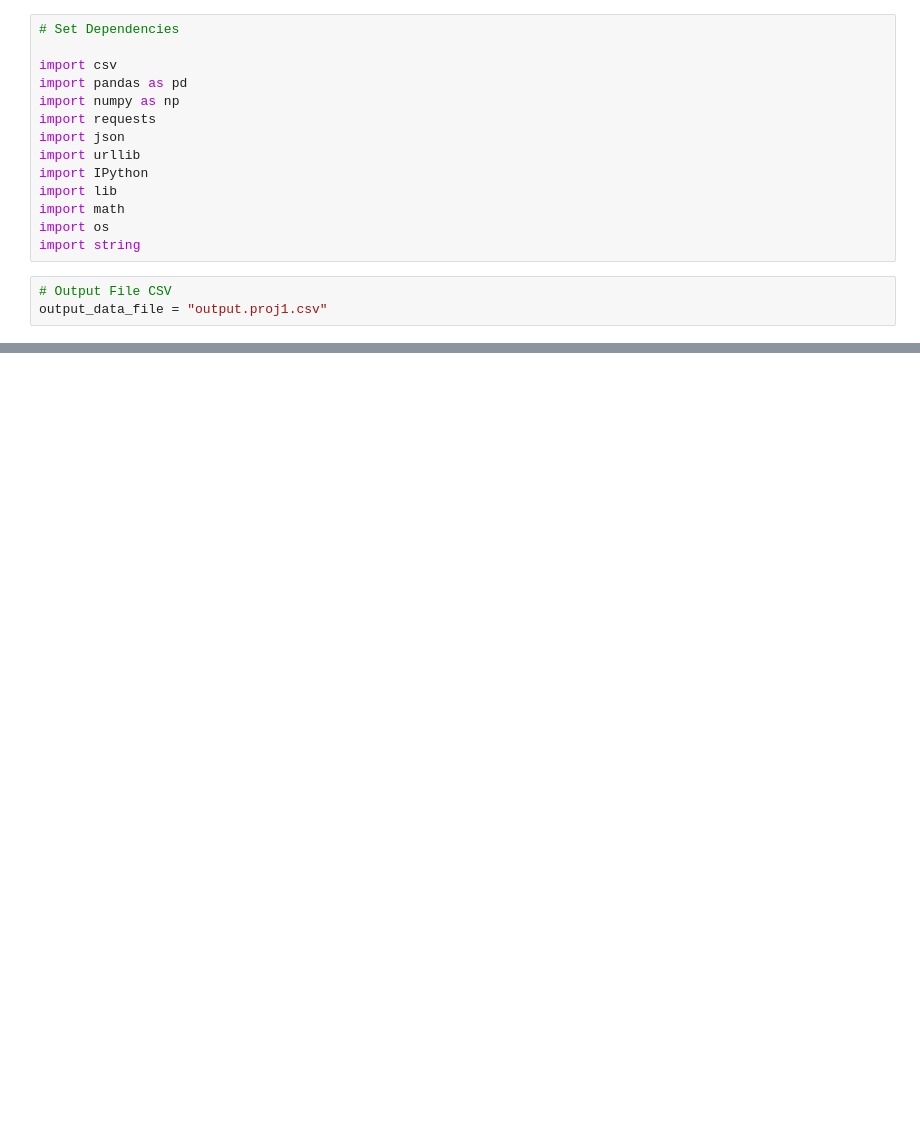
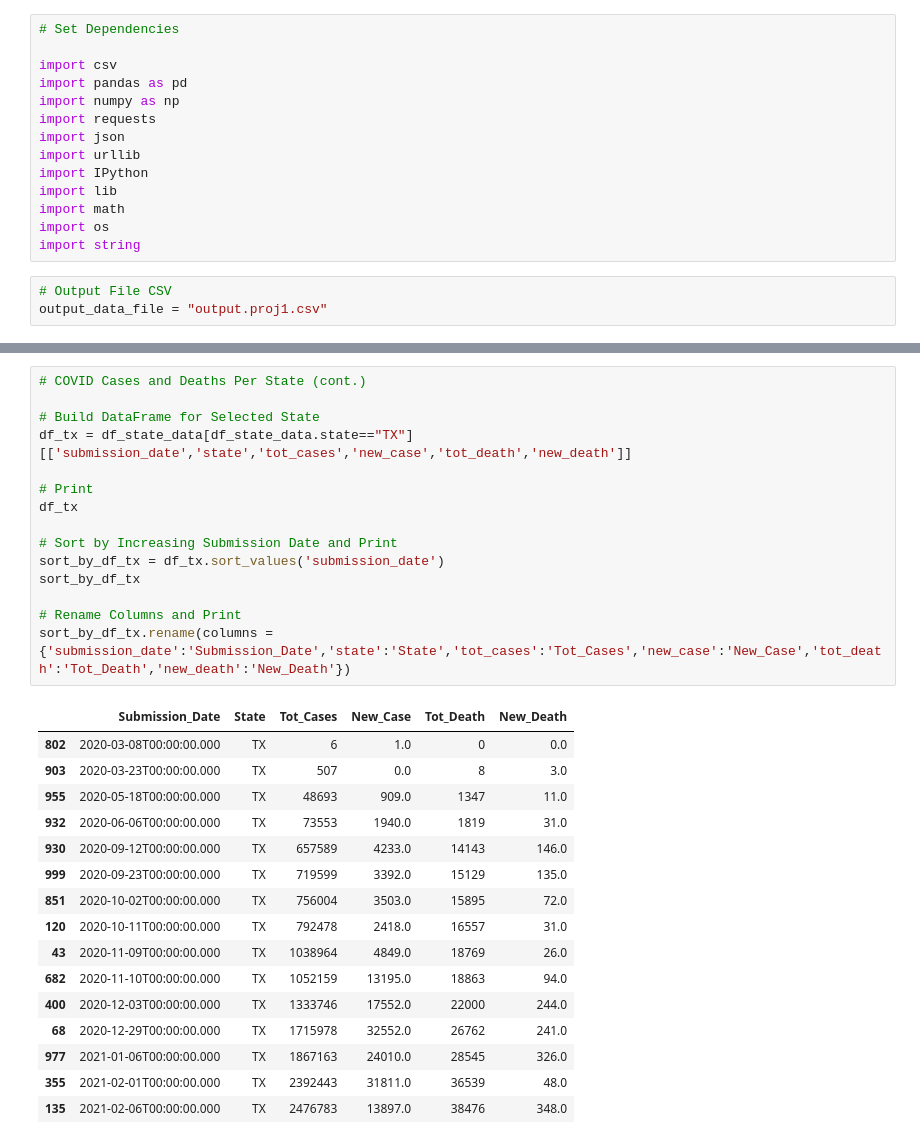
Before and after one commit to tduron3/I_Have_No_Clue, a Jupyter notebook: Project_2.ipynb, the cells around one changed output, grey strips where cells are left out. Cells and saved outputs as stored; diff of their text form; blank space fills up the shorter version.

```diff
--- a/Project_2.ipynb
+++ b/Project_2.ipynb
@@ -413,0 +246,32 @@ df_vac_pf
+# %%
+# COVID Cases and Deaths Per State (cont.)
+
+# Build DataFrame for Selected State
+df_tx = df_state_data[df_state_data.state=="TX"][['submission_date','state','tot_cases','new_case','tot_death','new_death']]
+
+# Print
+df_tx
+
+# Sort by Increasing Submission Date and Print
+sort_by_df_tx = df_tx.sort_values('submission_date')
+sort_by_df_tx
+
+# Rename Columns and Print
+sort_by_df_tx.rename(columns = {'submission_date':'Submission_Date','state':'State','tot_cases':'Tot_Cases','new_case':'New_Case','tot_death':'Tot_Death','new_death':'New_Death'})
+# %% [output]
+|  | Submission_Date | State | Tot_Cases | New_Case | Tot_Death | New_Death |
+| 802 | 2020-03-08T00:00:00.000 | TX | 6 | 1.0 | 0 | 0.0 |
+| 903 | 2020-03-23T00:00:00.000 | TX | 507 | 0.0 | 8 | 3.0 |
+| 955 | 2020-05-18T00:00:00.000 | TX | 48693 | 909.0 | 1347 | 11.0 |
+| 932 | 2020-06-06T00:00:00.000 | TX | 73553 | 1940.0 | 1819 | 31.0 |
+| 930 | 2020-09-12T00:00:00.000 | TX | 657589 | 4233.0 | 14143 | 146.0 |
+| 999 | 2020-09-23T00:00:00.000 | TX | 719599 | 3392.0 | 15129 | 135.0 |
+| 851 | 2020-10-02T00:00:00.000 | TX | 756004 | 3503.0 | 15895 | 72.0 |
+| 120 | 2020-10-11T00:00:00.000 | TX | 792478 | 2418.0 | 16557 | 31.0 |
+| 43 | 2020-11-09T00:00:00.000 | TX | 1038964 | 4849.0 | 18769 | 26.0 |
+| 682 | 2020-11-10T00:00:00.000 | TX | 1052159 | 13195.0 | 18863 | 94.0 |
+| 400 | 2020-12-03T00:00:00.000 | TX | 1333746 | 17552.0 | 22000 | 244.0 |
+| 68 | 2020-12-29T00:00:00.000 | TX | 1715978 | 32552.0 | 26762 | 241.0 |
+| 977 | 2021-01-06T00:00:00.000 | TX | 1867163 | 24010.0 | 28545 | 326.0 |
+| 355 | 2021-02-01T00:00:00.000 | TX | 2392443 | 31811.0 | 36539 | 48.0 |
+| 135 | 2021-02-06T00:00:00.000 | TX | 2476783 | 13897.0 | 38476 | 348.0 |
```
Also changed, not shown: parts of 37 cells of this notebook, 1 other file.
